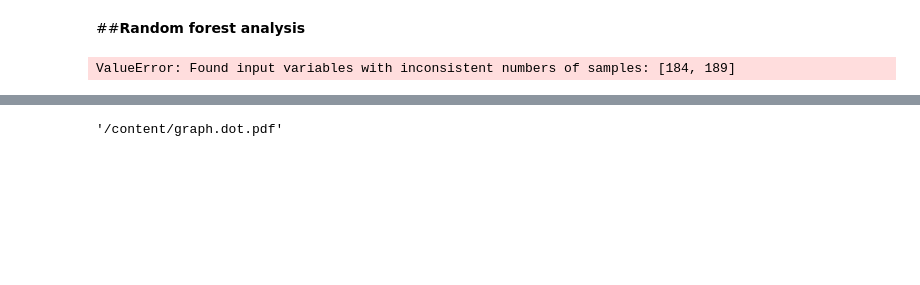
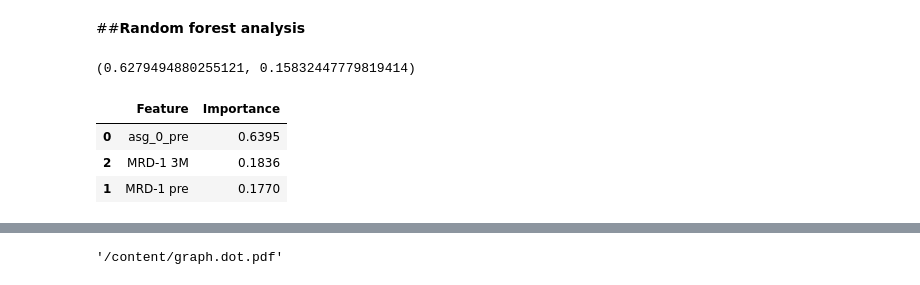
Before and after one commit to ykitaguchi77/statistics_for_articles, a Jupyter notebook: Refractive_change_blepharoptosis_surgery.ipynb, the cells around one changed output, grey strips where cells are left out. Drawn from its saved outputs; the diff is of its cells as text; code cells hidden in the pictures; blank space fills up the shorter version.

```diff
--- a/Refractive_change_blepharoptosis_surgery.ipynb
+++ b/Refractive_change_blepharoptosis_surgery.ipynb
@@ -324,6 +371,6 @@ lower_bound = Q1 - 1.5 * IQR
 upper_bound = Q3 + 1.5 * IQR
 
 # Filtering data to exclude these outliers
-quartile_filtered_data = data[(data['asg_0_pre'] >= lower_bound) & (data['asg_0_pre'] <= upper_bound)]
-quartile_filtered_data['asg_0_pre'].describe()
+data = data[(data['asg_0_pre'] >= lower_bound) & (data['asg_0_pre'] <= upper_bound)]
+data['asg_0_pre'].describe()
 # %% [output]
@@ -444,32 +572,47 @@ results_summary
 # %% [markdown]
 ##**Random forest analysis**
-# %%
-from sklearn.ensemble import RandomForestRegressor
-from sklearn.model_selection import train_test_split
-from sklearn.metrics import mean_squared_error, r2_score
-
-# Prepare data
-X_train, X_test, y_train_delta_asg_0, y_test_delta_asg_0 = train_test_split(X, y_delta_asg_0, test_size=0.2, random_state=42)
-X_train, X_test, y_train_delta_asg_45, y_test_delta_asg_45 = train_test_split(X, y_delta_asg_45, test_size=0.2, random_state=42)
-
-# Initialize and fit the Random Forest model for Δasg_0
-rf_model_delta_asg_0 = RandomForestRegressor(n_estimators=100, random_state=42)
-rf_model_delta_asg_0.fit(X_train, y_train_delta_asg_0)
-
-# Predictions and evaluation for Δasg_0
-predictions_delta_asg_0 = rf_model_delta_asg_0.predict(X_test)
-mse_delta_asg_0 = mean_squared_error(y_test_delta_asg_0, predictions_delta_asg_0)
-r2_delta_asg_0 = r2_score(y_test_delta_asg_0, predictions_delta_asg_0)
-
-# Initialize and fit the Random Forest model for Δasg_45
-rf_model_delta_asg_45 = RandomForestRegressor(n_estimators=100, random_state=42)
-rf_model_delta_asg_45.fit(X_train, y_train_delta_asg_45)
-
-# Predictions and evaluation for Δasg_45
-predictions_delta_asg_45 = rf_model_delta_asg_45.predict(X_test)
-mse_delta_asg_45 = mean_squared_error(y_test_delta_asg_45, predictions_delta_asg_45)
-r2_delta_asg_45 = r2_score(y_test_delta_asg_45, predictions_delta_asg_45)
-
-print(f"MSE_0: {mse_delta_asg_0}, R2_0: {r2_delta_asg_0}, MSE_45: {mse_delta_asg_45}, R2_45: {r2_delta_asg_45}")
-# %% [output]
-ValueError: Found input variables with inconsistent numbers of samples: [184, 189]
+# %%
+from sklearn.ensemble import RandomForestRegressor
+from sklearn.model_selection import train_test_split
+from sklearn.metrics import mean_squared_error, r2_score
+
+# Selecting the relevant columns
+analysis_data = data[['Δasg_0', 'asg_0_pre', 'MRD-1 pre', 'MRD-1 3M']].dropna()
+
+# Define features and target
+X = analysis_data[['asg_0_pre', 'MRD-1 pre', 'MRD-1 3M']]
+y = analysis_data['Δasg_0']
+
+# Split the data into training and testing sets
+X_train, X_test, y_train, y_test = train_test_split(X, y, test_size=0.3, random_state=42)
+
+# Initialize and train the RandomForestRegressor
+rf_model = RandomForestRegressor(n_estimators=100, random_state=42)
+rf_model.fit(X_train, y_train)
+
+# Make predictions on the test set
+predictions = rf_model.predict(X_test)
+
+# Evaluate the model
+mse = mean_squared_error(y_test, predictions)
+r2 = r2_score(y_test, predictions)
+
+mse, r2
+# %% [output]
+(0.6279494880255121, 0.15832447779819414)
+# %%
+# Extract feature importances from the random forest model
+feature_importances = rf_model.feature_importances_
+
+# Create a dataframe to view feature importances
+feature_importance_df = pd.DataFrame({
+    'Feature': X.columns,
+    'Importance': feature_importances
+}).sort_values(by='Importance', ascending=False)
+
+feature_importance_df
+# %% [output]
+|  | Feature | Importance |
+| 0 | asg_0_pre | 0.6395 |
+| 2 | MRD-1 3M | 0.1836 |
+| 1 | MRD-1 pre | 0.1770 |
```
Also changed, not shown: parts of 14 cells of this notebook.
